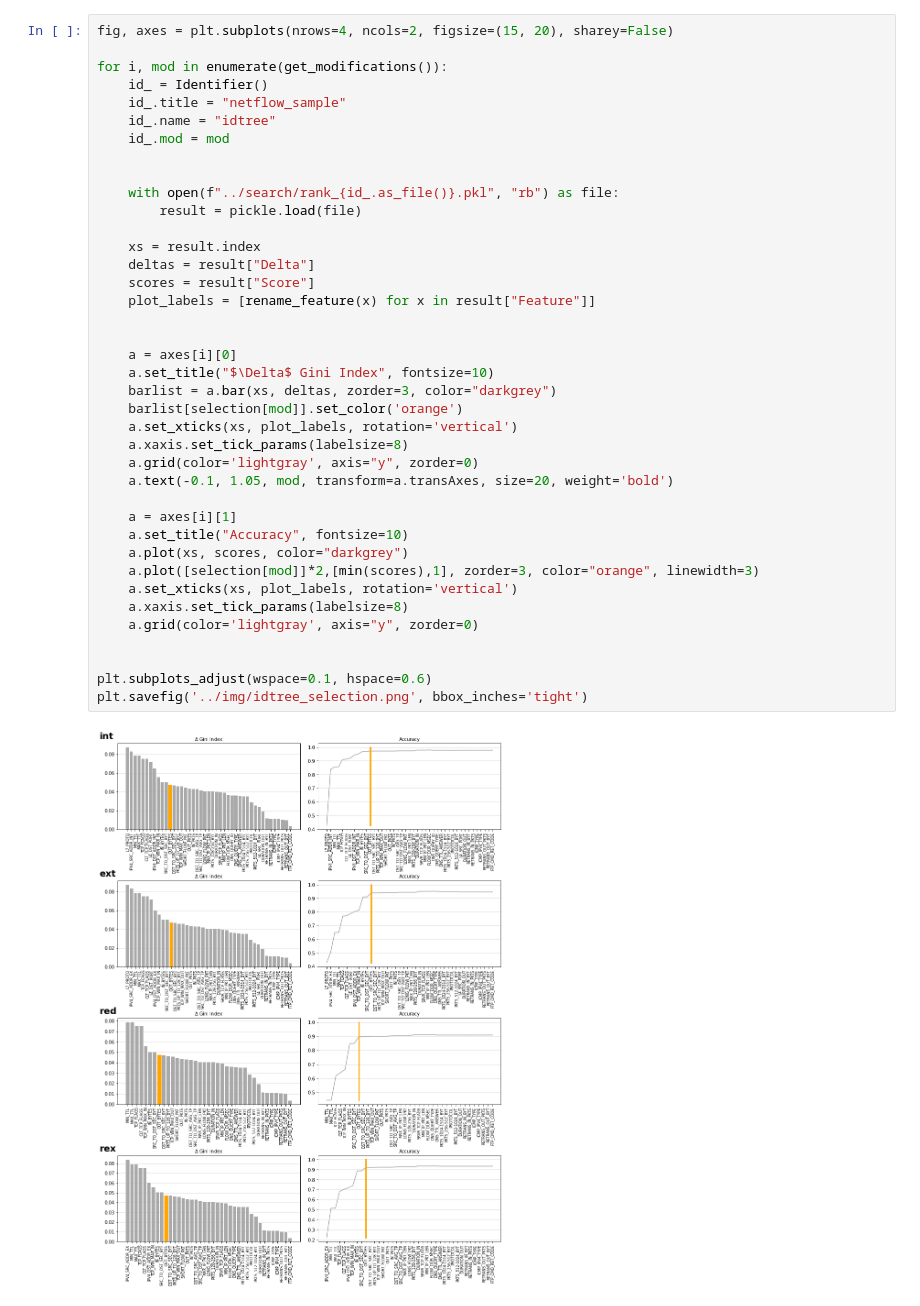
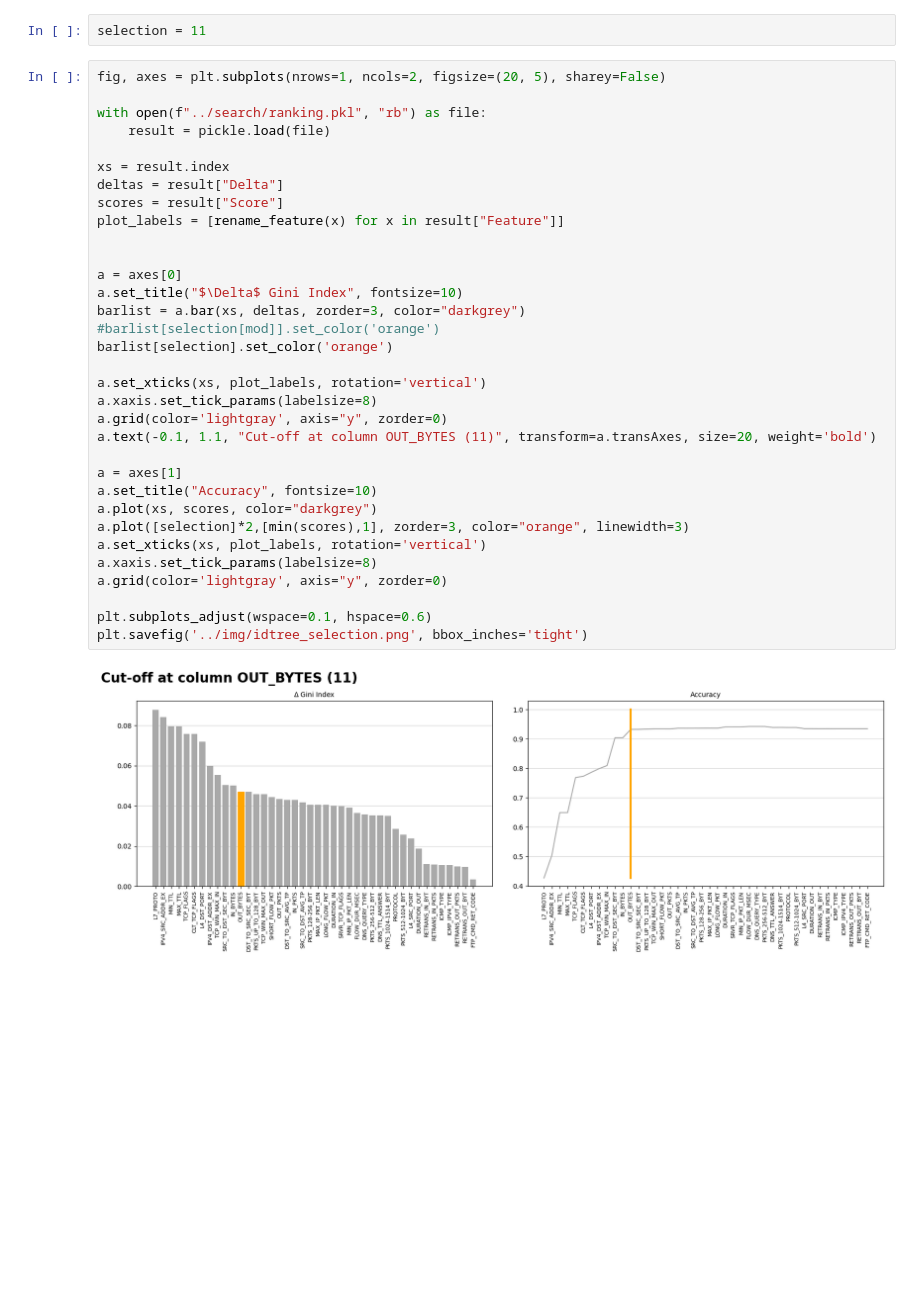
Before and after one commit to dmnc-grdnr/showroom, a Jupyter notebook: NID/visualization/idtree_selection.ipynb, the cells around one changed output. Cells and saved outputs as stored; diff of their text form; blank space fills up the shorter version.

```diff
--- a/NID/visualization/idtree_selection.ipynb
+++ b/NID/visualization/idtree_selection.ipynb
@@ -11,41 +7,37 @@ selection = {"ext":11, "int":11, "red":7, "rex":9}
+# %%
+selection = 11
 # %%
-fig, axes = plt.subplots(nrows=4, ncols=2, figsize=(15, 20), sharey=False)
+fig, axes = plt.subplots(nrows=1, ncols=2, figsize=(20, 5), sharey=False)
 
-for i, mod in enumerate(get_modifications()):
-    id_ = Identifier()
-    id_.title = "netflow_sample"
-    id_.name = "idtree"
-    id_.mod = mod
+with open(f"../search/ranking.pkl", "rb") as file:
+    result = pickle.load(file)
+
+xs = result.index
+deltas = result["Delta"]
+scores = result["Score"]
+plot_labels = [rename_feature(x) for x in result["Feature"]]
 
 
-    with open(f"../search/rank_{id_.as_file()}.pkl", "rb") as file:
-        result = pickle.load(file)
+a = axes[0]
+a.set_title("$\Delta$ Gini Index", fontsize=10)
+barlist = a.bar(xs, deltas, zorder=3, color="darkgrey")
+#barlist[selection[mod]].set_color('orange')
+barlist[selection].set_color('orange')
 
-    xs = result.index
-    deltas = result["Delta"]
-    scores = result["Score"]
-    plot_labels = [rename_feature(x) for x in result["Feature"]]
+a.set_xticks(xs, plot_labels, rotation='vertical')
+a.xaxis.set_tick_params(labelsize=8)
+a.grid(color='lightgray', axis="y", zorder=0)
+a.text(-0.1, 1.1, "Cut-off at column OUT_BYTES (11)", transform=a.transAxes, size=20, weight='bold')
 
-
-    a = axes[i][0]
-    a.set_title("$\Delta$ Gini Index", fontsize=10)
-    barlist = a.bar(xs, deltas, zorder=3, color="darkgrey")
-    barlist[selection[mod]].set_color('orange')
-    a.set_xticks(xs, plot_labels, rotation='vertical')
-    a.xaxis.set_tick_params(labelsize=8)
-    a.grid(color='lightgray', axis="y", zorder=0)
-    a.text(-0.1, 1.05, mod, transform=a.transAxes, size=20, weight='bold')
-
-    a = axes[i][1]
-    a.set_title("Accuracy", fontsize=10)
-    a.plot(xs, scores, color="darkgrey")
-    a.plot([selection[mod]]*2,[min(scores),1], zorder=3, color="orange", linewidth=3)
-    a.set_xticks(xs, plot_labels, rotation='vertical')
-    a.xaxis.set_tick_params(labelsize=8)
-    a.grid(color='lightgray', axis="y", zorder=0)
-
+a = axes[1]
+a.set_title("Accuracy", fontsize=10)
+a.plot(xs, scores, color="darkgrey")
+a.plot([selection]*2,[min(scores),1], zorder=3, color="orange", linewidth=3)
+a.set_xticks(xs, plot_labels, rotation='vertical')
+a.xaxis.set_tick_params(labelsize=8)
+a.grid(color='lightgray', axis="y", zorder=0)
 
 plt.subplots_adjust(wspace=0.1, hspace=0.6)
 plt.savefig('../img/idtree_selection.png', bbox_inches='tight')
 # %% [output]
-[figure, old version]
+[figure, new version]
```
Also changed, not shown: parts of 3 cells of this notebook, 26 other files.
